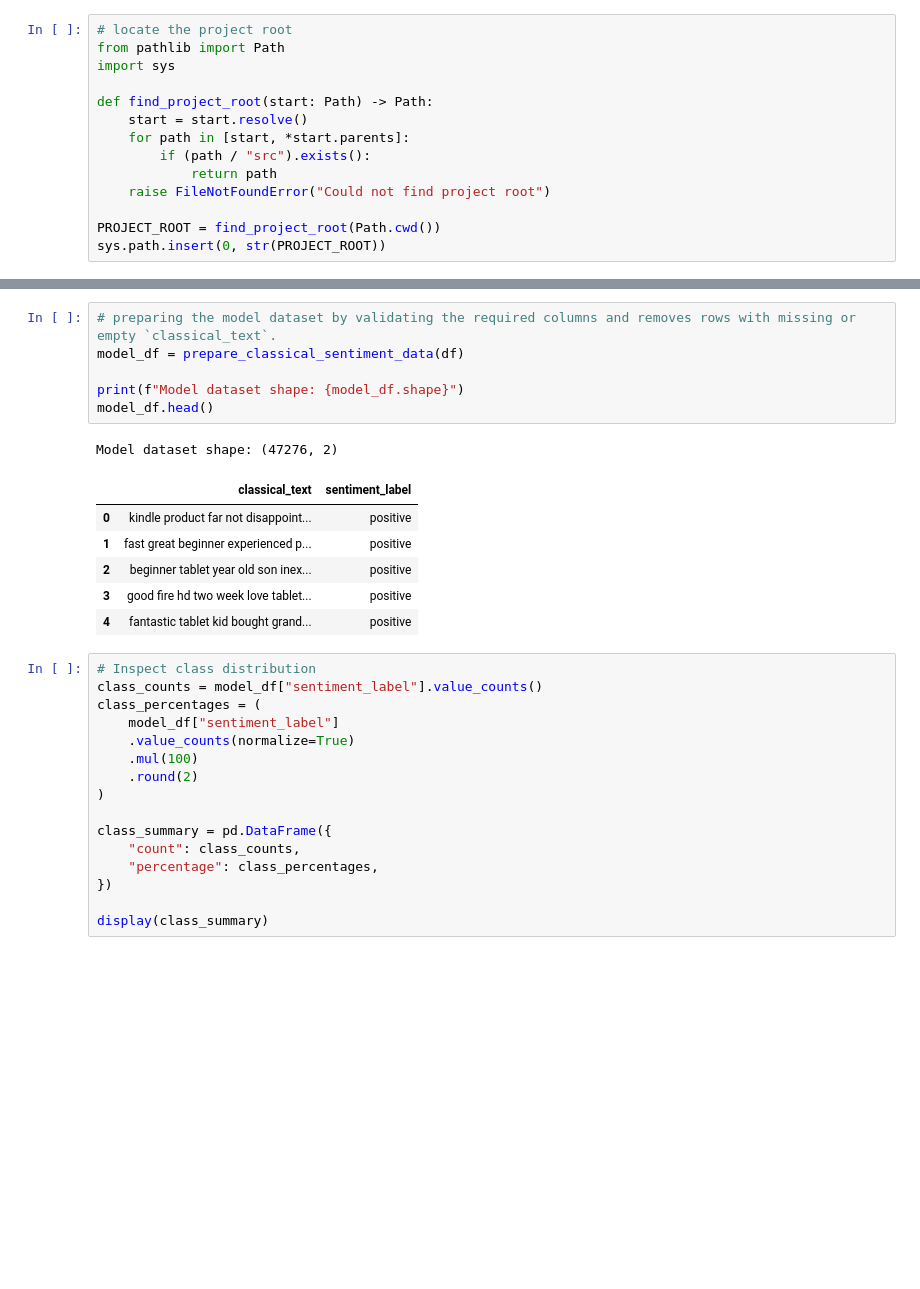
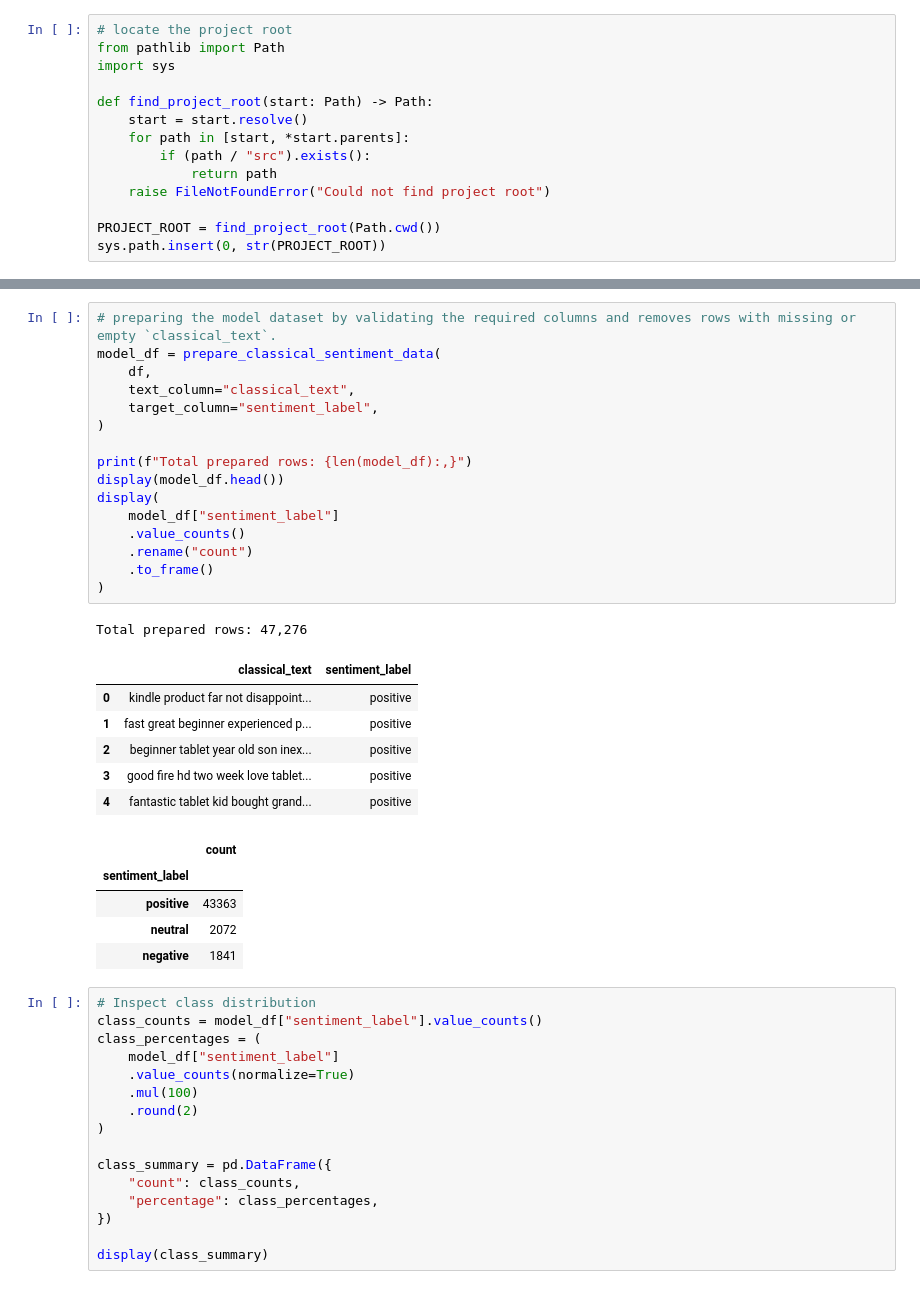
Before and after one commit to karimamzghi/voxforge-ai-review-analytics, a Jupyter notebook: notebooks/sentiments/03_tfidf_logistic_regression.ipynb, the cells around one changed output, grey strips where cells are left out. Drawn from its saved outputs; the diff is of its cells as text; blank space fills up the shorter version.

Commit message:
feat: improve the baseline model tracking data

```diff
--- a/notebooks/sentiments/03_tfidf_logistic_regression.ipynb
+++ b/notebooks/sentiments/03_tfidf_logistic_regression.ipynb
@@ -64,18 +62,33 @@ INFO - Loaded 47279 rows
 | 4 | All-New Fire HD 8 Tablet, 8 HD Di... | B01AHB9CN2 | Amazon | Electronics,iPad & Tablets,All Ta... | 2017-01-12 00:00:00+00:00 | 5 | I bought this for my grand daught... | Fantastic Tablet for kids | ... |
 # %%
 # preparing the model dataset by validating the required columns and removes rows with missing or empty `classical_text`.
-model_df = prepare_classical_sentiment_data(df)
+model_df = prepare_classical_sentiment_data(
+    df,
+    text_column="classical_text",
+    target_column="sentiment_label",
+)
 
-print(f"Model dataset shape: {model_df.shape}")
-model_df.head()
+print(f"Total prepared rows: {len(model_df):,}")
+display(model_df.head())
+display(
+    model_df["sentiment_label"]
+    .value_counts()
+    .rename("count")
+    .to_frame()
+)
 # %% [output]
-Model dataset shape: (47276, 2)
+Total prepared rows: 47,276
 |  | classical_text | sentiment_label |
 | 0 | kindle product far not disappoint... | positive |
 | 1 | fast great beginner experienced p... | positive |
 | 2 | beginner tablet year old son inex... | positive |
 | 3 | good fire hd two week love tablet... | positive |
 | 4 | fantastic tablet kid bought grand... | positive |
+|  | count |
+| sentiment_label |  |
+| positive | 43363 |
+| neutral | 2072 |
+| negative | 1841 |
 # %%
 # Inspect class distribution
 class_counts = model_df["sentiment_label"].value_counts()
```
Also changed, not shown: parts of 6 cells of this notebook, 7 other files.
